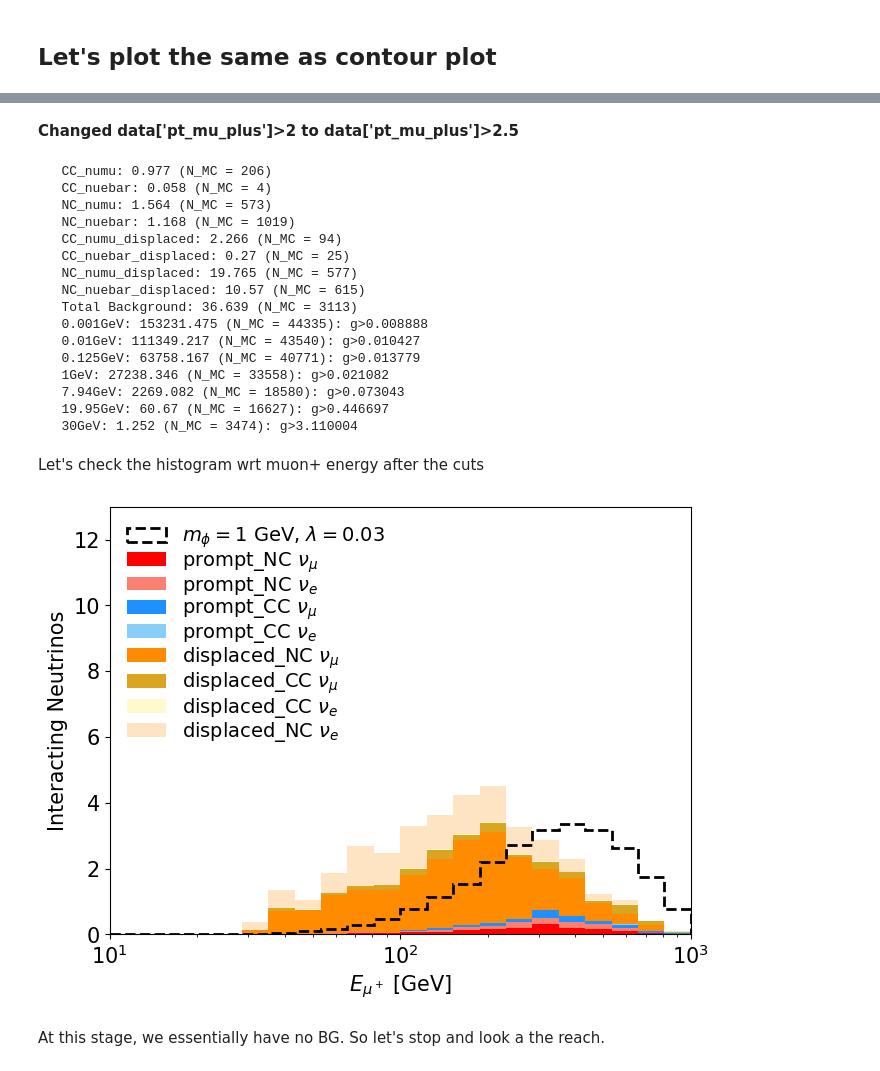
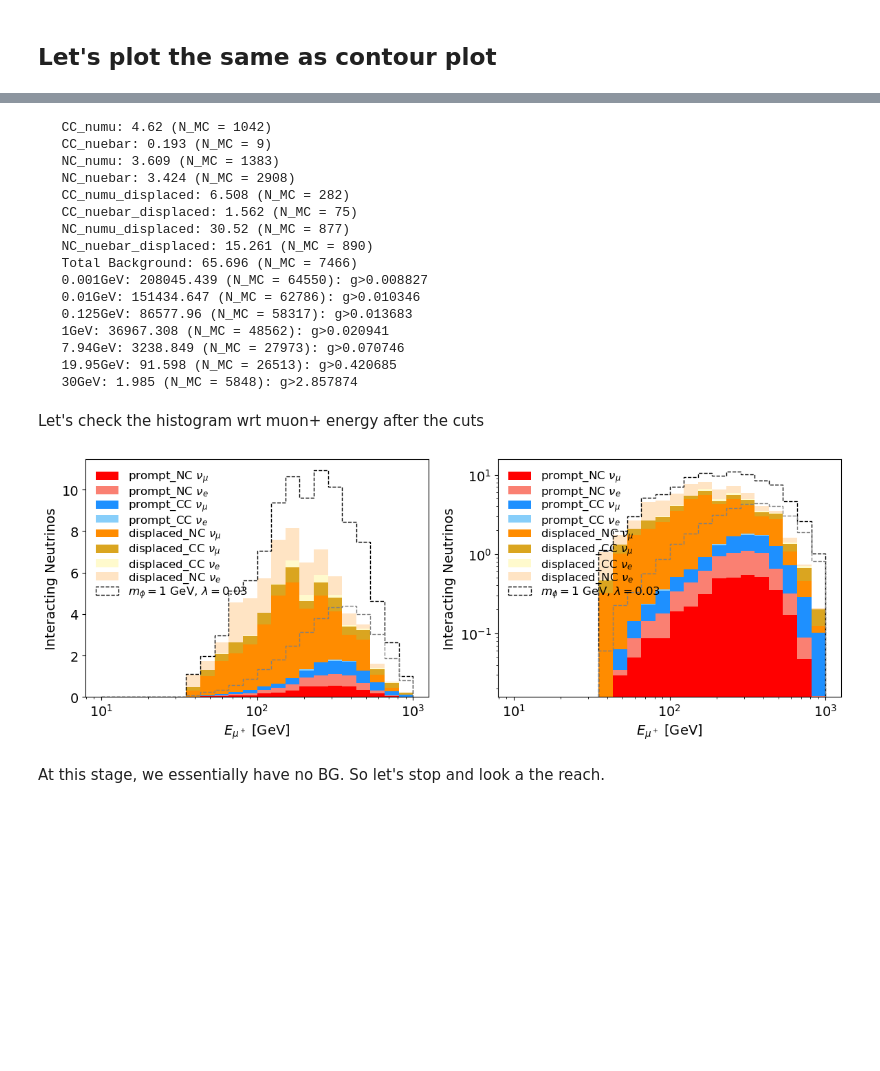
Before and after one commit to JyotismitaAdhikary/Mu_col_nu_portal, a Jupyter notebook: analysis-4-cuts-based-analysis_new.ipynb, the cells around one changed output, grey strips where cells are left out. Cells and saved outputs as stored; diff of their text form; code cells hidden in the pictures; blank space fills up the shorter version.

```diff
--- a/analysis-4-cuts-based-analysis_new.ipynb
+++ b/analysis-4-cuts-based-analysis_new.ipynb
@@ -81,17 +85,10 @@ def load_everything(scaling_file='MC_-14_3TeV_with_cut_with_final_output_modifie
         directory = pathlib.Path(dirname)
 
 
-        # Check if dataset starts with a number
-        try:
-            float(dataset.replace("GeV", ""))  # Remove "GeV" and check if it's a number
-            is_number = True
-        except ValueError:
-            is_number = False
-
-        if is_number:
+        if "displaced" in dataset:
             files = sorted(directory.rglob('observables_new*.csv.zip'))
         else:
-            files = sorted(directory.rglob('observables_new*.csv.zip'))
+            files = sorted(directory.rglob('observables_*.csv.zip'))
 
 
         #import data on generated event rates
@@ -120,11 +117,12 @@ def load_everything(scaling_file='MC_-14_3TeV_with_cut_with_final_output_modifie
             if dataset in datasets_sig: flux = scaling_row["numu"+"_flux"].values[0]
             else: flux = scaling_row[dataset.split("_")[1] + "_flux" ].values[0]
             weightt = ((cross_section * flux * mul)/nevent)
-            if dataset in datasets_sig:
-                observables['weight'] *= weightt
 
+            if dataset in datasets_sig or "displaced" not in dataset:
+                observables['weight'] = weightt  # Assign weight directly for signal and non-displaced datasets
             else:
-                observables['weight'] *= weightt
+                observables['weight'] *= weightt  # Multiply weight for displaced datasets
+
 
             # combine data
             if all_data is None: all_data = observables
@@ -839,7 +838,7 @@ results_big['noBG'] = {'color':'black', 'label':'no BG', 'numbers':rates, 'ls':'
 
 We require a $\mu^+$ energu of more than 10GeV for identification. This is needed to exit the detector, pass the spectrometer and pass the muon system. We choose 30 to be on the safe side.
 # %%
-data_baseline = data_baseline[(data_baseline['e_mu_plus'] > 30)].copy()
+data_baseline = data_baseline[(data_baseline['e_mu_plus'] > 40)].copy()
 rates = get_rates(data_baseline)
 results['mu_plus_id'] = {'color':'darkred', 'label':r'require $\mu^+$ with E>30GeV', 'numbers':rates, 'ls':'solid'}
 # %% [output]
@@ -919,5 +952,5 @@ We cut on $E_\mu^+$/$E_{visible} > 0.6$. **Changed the cut from 0.5-0.6 to reduc
 # %%
-data = data[data['e_mu_plus_e_visible']>0.6].copy()
+data = data[data['e_mu_plus_e_visible']>0.5].copy()
 rates = get_rates(data)
 results['e_mu_evis'] = {'color':'crimson', 'label':r'$E_{\mu^+} / E_{vis}$', 'numbers':rates, 'ls':'dashed'}
 # %% [output]
@@ -1098,7 +1157,5 @@ plot_contour(
-# %% [markdown]
-**Changed data['pt_mu_plus']>2 to data['pt_mu_plus']>2.5**
 # %%
-data = data[data['pt_mu_plus']>2.5]
+data = data[data['pt_mu_plus']>2]
 #data = data[data['pt_mu_plus']>data['dphi']**1.5].copy()
 data = data[data['pt_mu_plus']>0.25*np.exp(data['dphi'])].copy()
 
@@ -1108,37 +1165,37 @@ results['dphi'] = {'color':'orangered', 'label':r'$p_{T,\mu^+} vs. \Delta\phi$',
 rates = get_rates(data, big_det=True, do_print=False)
 results_big['dphi'] = {'color':'orangered', 'label':r'$p_{T,\mu^+} vs. \Delta\phi$', 'numbers':rates, 'ls':(5, (10, 3))}
 # %% [output]
-   CC_numu: 0.977 (N_MC = 206)
-   CC_nuebar: 0.058 (N_MC = 4)
-   NC_numu: 1.564 (N_MC = 573)
-   NC_nuebar: 1.168 (N_MC = 1019)
-   CC_numu_displaced: 2.266 (N_MC = 94)
-   CC_nuebar_displaced: 0.27 (N_MC = 25)
-   NC_numu_displaced: 19.765 (N_MC = 577)
-   NC_nuebar_displaced: 10.57 (N_MC = 615)
-   Total Background: 36.639 (N_MC = 3113)
-   0.001GeV: 153231.475 (N_MC = 44335): g>0.008888
-   0.01GeV: 111349.217 (N_MC = 43540): g>0.010427
-   0.125GeV: 63758.167 (N_MC = 40771): g>0.013779
-   1GeV: 27238.346 (N_MC = 33558): g>0.021082
-   7.94GeV: 2269.082 (N_MC = 18580): g>0.073043
-   19.95GeV: 60.67 (N_MC = 16627): g>0.446697
-   30GeV: 1.252 (N_MC = 3474): g>3.110004
+   CC_numu: 4.62 (N_MC = 1042)
+   CC_nuebar: 0.193 (N_MC = 9)
+   NC_numu: 3.609 (N_MC = 1383)
+   NC_nuebar: 3.424 (N_MC = 2908)
+   CC_numu_displaced: 6.508 (N_MC = 282)
+   CC_nuebar_displaced: 1.562 (N_MC = 75)
+   NC_numu_displaced: 30.52 (N_MC = 877)
+   NC_nuebar_displaced: 15.261 (N_MC = 890)
+   Total Background: 65.696 (N_MC = 7466)
+   0.001GeV: 208045.439 (N_MC = 64550): g>0.008827
+   0.01GeV: 151434.647 (N_MC = 62786): g>0.010346
+   0.125GeV: 86577.96 (N_MC = 58317): g>0.013683
+   1GeV: 36967.308 (N_MC = 48562): g>0.020941
+   7.94GeV: 3238.849 (N_MC = 27973): g>0.070746
+   19.95GeV: 91.598 (N_MC = 26513): g>0.420685
+   30GeV: 1.985 (N_MC = 5848): g>2.857874
 # %% [markdown]
 Let's check the histogram wrt muon+ energy after the cuts
 # %%
-get_stacked_histogram_paper(
+get_stacked_histogram(
     data=data,
     observable="e_mu_plus",
     bins=np.logspace(1,3,22+1),
     xlabel=r"$E_{\mu^+}$ [GeV]",
     xlog=True,
     signals = {'1GeV':[0.03,"$m_{\phi}=1~$GeV, $\lambda=0.03$","dashed"]},
-    ylim=[0,13],
-    loc='upper left',
+    #ylim=[0,13],
+    #loc='upper left',
 )
 # %% [output]
-[figure, old version]
+[figure, new version]
 # %% [markdown]
 At this stage, we essentially have no BG. So let's stop and look a the reach.
 # %%
```
Also changed, not shown: parts of 38 cells of this notebook.
